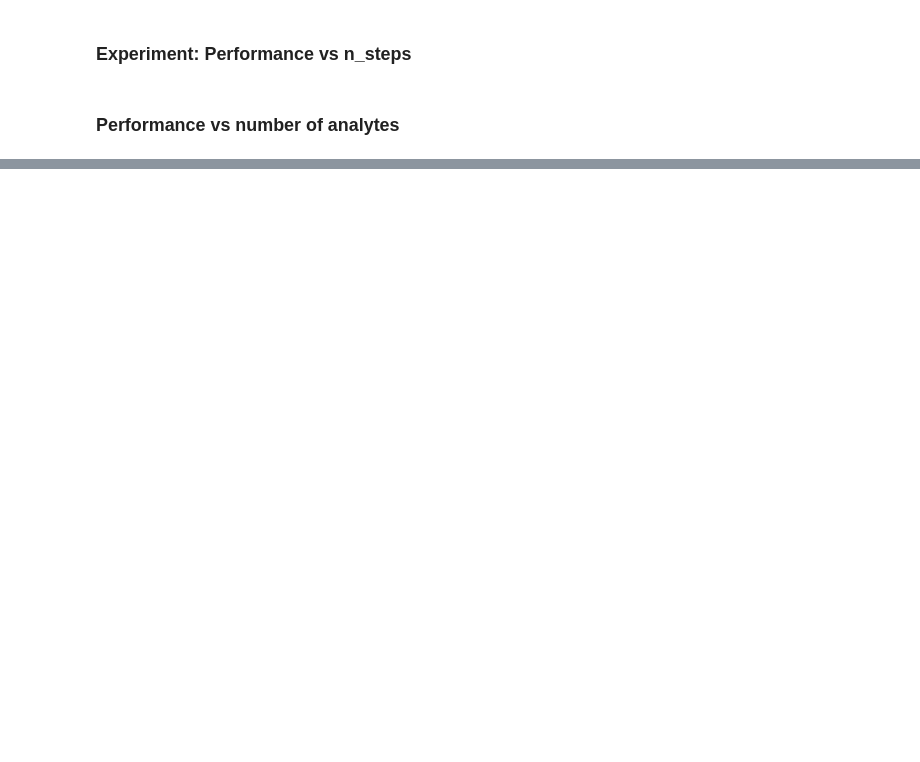
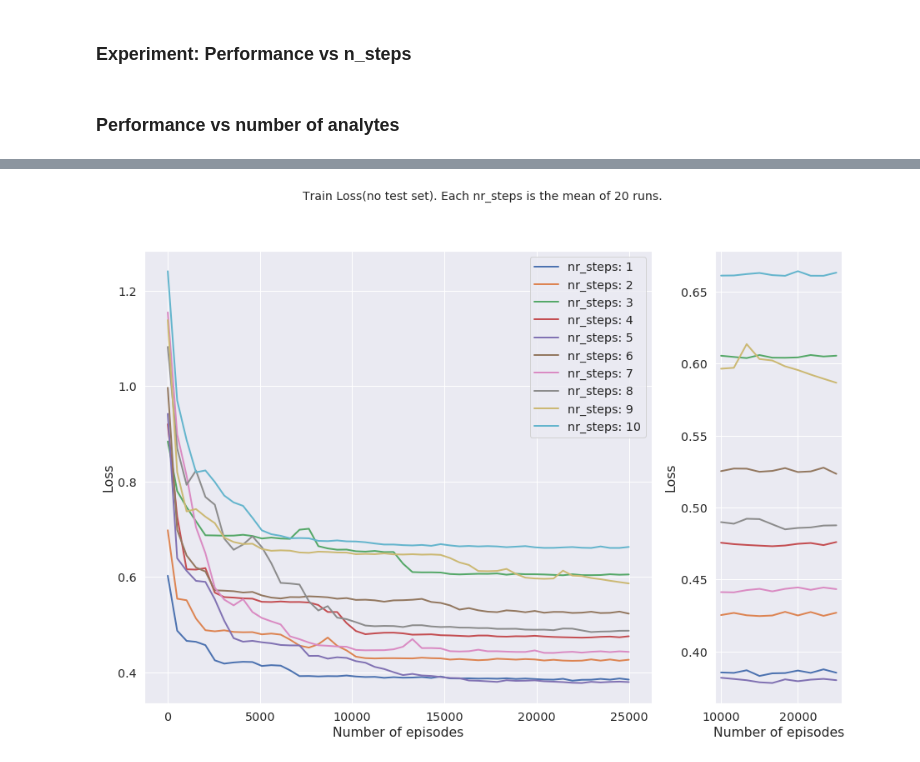
Before and after one commit to StefanBogdan/RL_liquid_chromatography, a Jupyter notebook: code/SimulatorGeneralized.ipynb, the cells around one changed output, grey strips where cells are left out. Saved outputs shown, nothing was run; the diff lists cells and outputs as text; code cells hidden in the pictures; blank space fills up the shorter version.

```diff
--- a/code/SimulatorGeneralized.ipynb
+++ b/code/SimulatorGeneralized.ipynb
@@ -240,9 +238,6 @@ for n in range(N):
 np.savez_compressed("../results/general_perf_vs_nr_analytes_losses_50", losses_50_50=losses_50_50)
 np.savez_compressed("../results/general_perf_vs_nr_analytes_test_losses_50_50", test_losses_50_50=test_losses_50_50)
 np.savez_compressed("../results/general_perf_vs_nr_analytes_losses_100", losses_100=losses_100)
-# %%
-def average_over_equal_intervals(arr, interval):
-    return np.median(arr.reshape(-1, interval), axis=1)
 # %%
 losses_50_50 = np.load('../results/general_perf_vs_n_steps_losses_50.npz')['losses_50_50']
 test_losses_50_50 = np.load('../results/general_perf_vs_n_steps_test_losses_50_50.npz')['test_losses_50_50']
@@ -268,11 +263,37 @@ for i in range(10):
     for j in range(20):
         data_50_50_t[i].append(average_over_equal_intervals(test_losses_50_50[i,j], 500))
 data_50_50_t = np.array(data_50_50_t)
-# %%
-plt.rcParams['figure.figsize'] = (15, 10)
-for i in range(10):
-
-    plt.plot(np.linspace(0, 25000, 50),np.median(data_50_50_t, 1)[i], label="Test"+str(i+1), linewidth=2.)
-    #plt.plot(np.linspace(0, 25000, 50),data_50_50[i], label="Train"+str(i+1))
-
-plt.legend()
+# %%
+from matplotlib import gridspec
+import seaborn as sns
+sns.set(style="whitegrid")
+sns.set(font_scale=1.3)
+gs = gridspec.GridSpec(1, 2, width_ratios=[4, 1])
+
+func = np.mean
+D = data_100
+
+plt.subplot(gs[0])
+plt.rcParams['figure.figsize'] = (15, 10)
+for i in range(10):
+
+    plt.plot(np.linspace(0, 25000, 50),func(D, 1)[i], label="nr_steps: "+str(i+1), linewidth=2.)
+    #plt.plot(np.linspace(0, 25000, 50),data_50_50[i], label="Train"+str(i+1))
+
+plt.legend()
+plt.xlabel("Number of episodes")
+plt.ylabel("Loss")
+plt.subplot(gs[1])
+#plt.rcParams['figure.figsize'] = (5, 5)
+for i in range(10):
+
+    plt.plot(np.linspace(10000, 25000, 10), func(D, 1)[i][40:], label="nr_steps: "+str(i+1), linewidth=2.)
+    #plt.plot(np.linspace(0, 25000, 50),data_50_50[i], label="Train"+str(i+1))
+#plt.legend()
+plt.xlabel("Number of episodes")
+plt.ylabel("Loss")
+
+plt.suptitle("Train Loss(no test set). Each nr_steps is the mean of 20 runs.", fontsize=14)
+plt.savefig("train_100_loss_mean.png")
+# %% [output]
+[figure, added]
```
Also changed, not shown: parts of 3 cells of this notebook, 2 other files.
